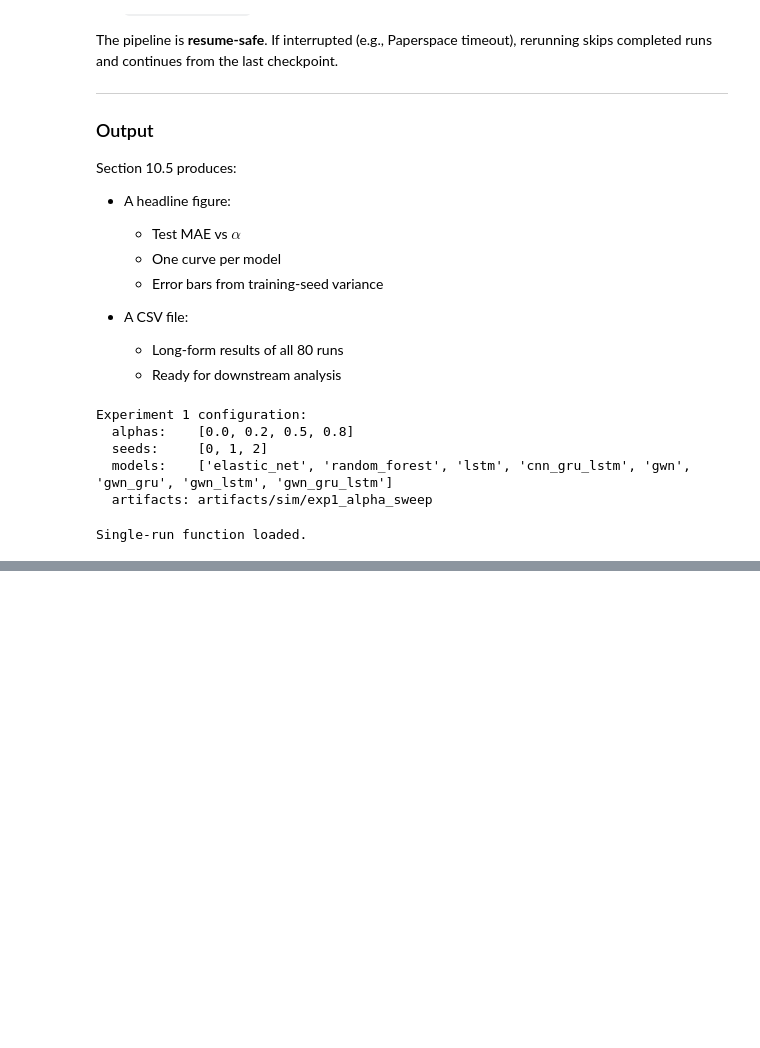
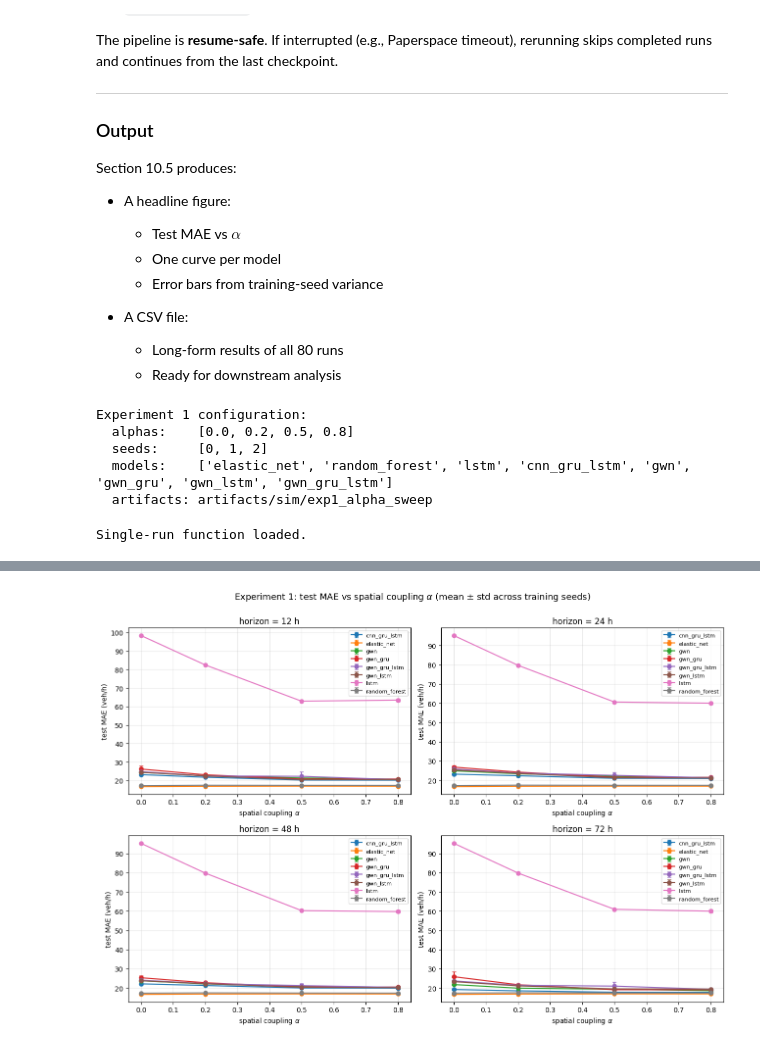
Before and after one commit to RichelCode/Spatio-Temporal-Prediction-and-Coordination-of-EV-Charging-Demand-for-Power-System-Resilience, a Jupyter notebook: Complete_Simulation.ipynb, the cells around one changed output, grey strips where cells are left out. Cells and saved outputs as stored; diff of their text form; code cells hidden in the pictures; blank space fills up the shorter version.

```diff
--- a/Complete_Simulation.ipynb
+++ b/Complete_Simulation.ipynb
@@ -2040,0 +2045,83 @@ Run plan: 80 runs total, 3 already complete, 77 remaining.
+# %%
+# =============================================================================
+# aggregation and the headline figure
+# =============================================================================
+
+import matplotlib.pyplot as plt
+
+
+def aggregate_exp1(exp_root: Path = EXP1_ROOT) -> pd.DataFrame:
+    """Walk all runs, return long-form metrics with config columns."""
+    rows = []
+    if not exp_root.exists():
+        return pd.DataFrame()
+    for run_dir in sorted(exp_root.iterdir()):
+        if not run_dir.is_dir() or not is_run_complete(run_dir):
+            continue
+        with open(run_dir / "metrics.json") as f:
+            metrics = json.load(f)
+        cp = run_dir / "config.json"
+        config = json.load(open(cp)) if cp.exists() else {}
+        for h_str, m in metrics.items():
+            rows.append({
+                "horizon": int(h_str),
+                "MAE": m["MAE"], "RMSE": m["RMSE"],
+                "model": config.get("model"),
+                "family": config.get("family"),
+                "alpha": config.get("alpha"),
+                "seed": config.get("seed"),
+                "run_key": run_dir.name,
+            })
+    return pd.DataFrame(rows)
+
+
+df_exp1 = aggregate_exp1()
+print(f"Aggregated {len(df_exp1)} metric rows from "
+      f"{df_exp1['run_key'].nunique()} runs.")
+
+if len(df_exp1) > 0:
+    df_exp1.to_csv(EXP1_ROOT / "all_runs_long.csv", index=False)
+    print(f"Saved: {EXP1_ROOT / 'all_runs_long.csv'}")
+
+    # ---- Summary table at h=72 ------------------------------------------
+    summary = (
+        df_exp1[df_exp1["horizon"] == 72]
+        .groupby(["model", "alpha"])["MAE"]
+        .agg(["mean", "std", "count"])
+        .round(3)
+    )
+    print("\n=== 72h MAE by (model, alpha): mean ± std across seeds ===")
+    print(summary.to_string())
+    summary.to_csv(EXP1_ROOT / "summary_72h_mean_std.csv")
+
+    # ---- Headline figure: MAE vs alpha, one curve per model ------------
+    if df_exp1["alpha"].nunique() > 1:
+        fig, axes = plt.subplots(2, 2, figsize=(13, 9))
+        for ax, h in zip(axes.flat, EVAL_HORIZONS):
+            sub = df_exp1[df_exp1["horizon"] == h]
+            agg = (sub.groupby(["model", "alpha"])["MAE"]
+                      .agg(["mean", "std"]).reset_index())
+            for model_name in sub["model"].unique():
+                d = agg[agg["model"] == model_name].sort_values("alpha")
+                std = d["std"].fillna(0.0)
+                ax.errorbar(d["alpha"], d["mean"], yerr=std,
+                            marker="o", capsize=3, label=model_name, linewidth=1.6)
+            ax.set_xlabel(r"spatial coupling $\alpha$")
+            ax.set_ylabel("test MAE (veh/h)")
+            ax.set_title(f"horizon = {h} h")
+            ax.grid(alpha=0.3)
+            ax.legend(fontsize=8, loc="best")
+        plt.suptitle(r"Experiment 1: test MAE vs spatial coupling $\alpha$"
+                     " (mean ± std across training seeds)",
+                     fontsize=13, y=1.00)
+        plt.tight_layout()
+        fig_path = EXP1_ROOT / "headline_mae_vs_alpha.png"
+        plt.savefig(fig_path, dpi=120, bbox_inches="tight")
+        plt.show()
+        print(f"\nSaved headline figure: {fig_path}")
+    else:
+        print("\n(Headline figure requires more than one alpha — currently "
+              "running in MINI_MODE. Flip MINI_MODE off and re-run.)")
+else:
+    print("No runs aggregated yet. Run CELL 10.4 first.")
+# %% [output]
@@ -2040,0 +2145 @@ Run plan: 80 runs total, 3 already complete, 77 remaining.
+[figure, added]
```
Also changed, not shown: parts of 4 cells of this notebook.
